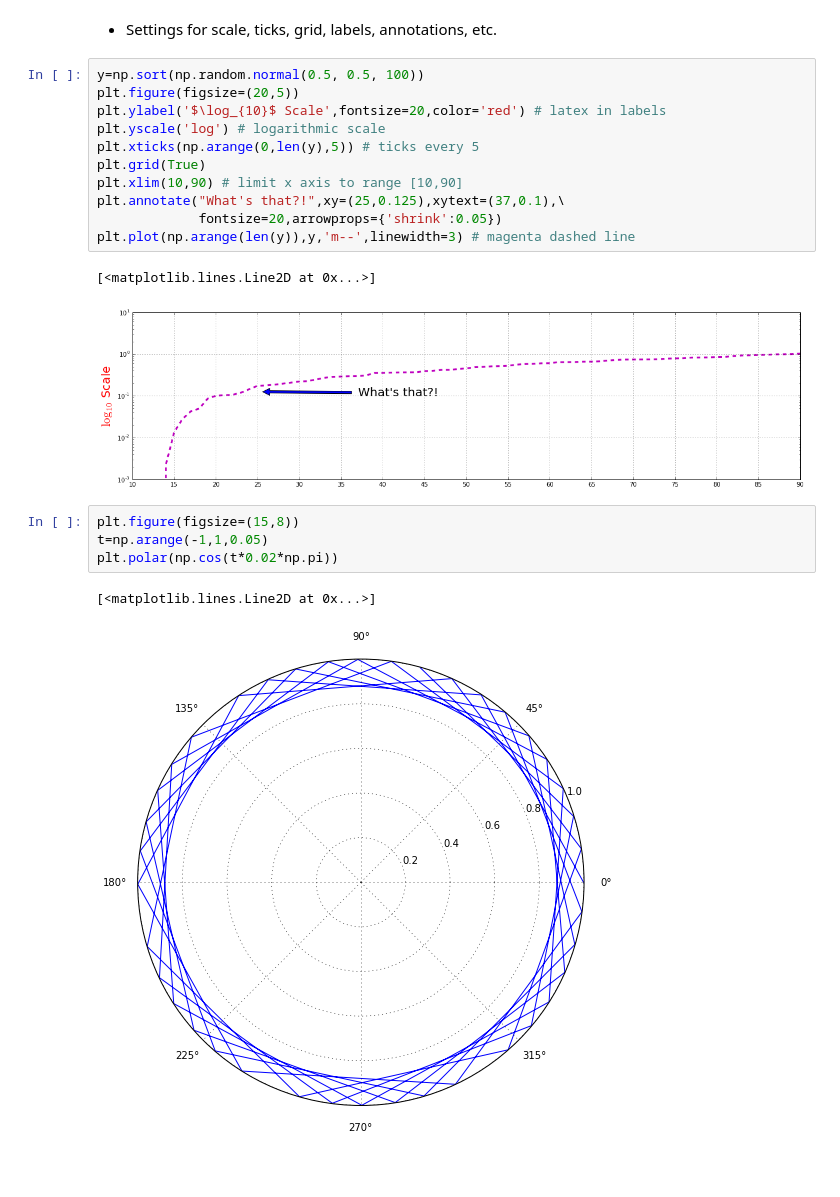
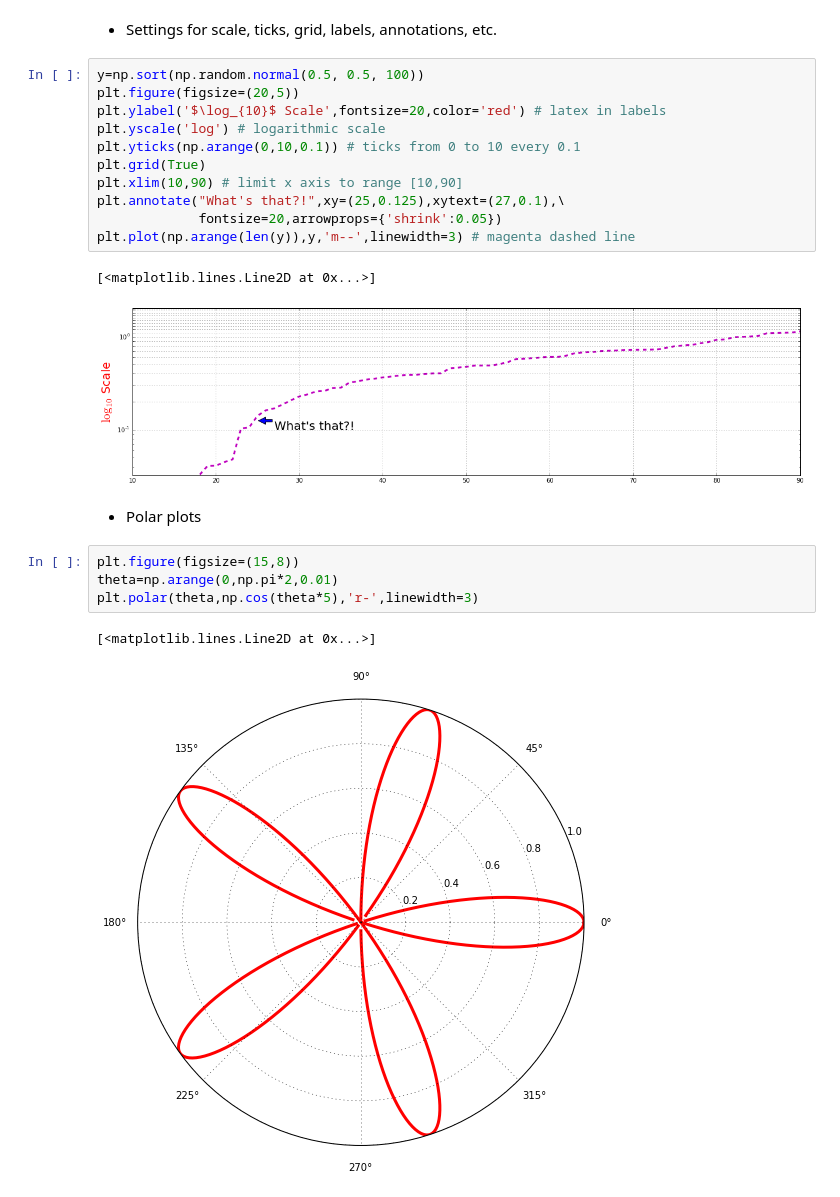
Before and after one commit to ericspod/Python-Talk, a Jupyter notebook: Presentation.ipynb, the cells around one changed output. Saved outputs shown, nothing was run; the diff lists cells and outputs as text; blank space fills up the shorter version.

```diff
--- a/Presentation.ipynb
+++ b/Presentation.ipynb
@@ -1091,19 +1102,21 @@ y=np.sort(np.random.normal(0.5, 0.5, 100))
 plt.figure(figsize=(20,5))
 plt.ylabel('$\log_{10}$ Scale',fontsize=20,color='red') # latex in labels
 plt.yscale('log') # logarithmic scale
-plt.xticks(np.arange(0,len(y),5)) # ticks every 5
+plt.yticks(np.arange(0,10,0.1)) # ticks from 0 to 10 every 0.1
 plt.grid(True)
 plt.xlim(10,90) # limit x axis to range [10,90]
-plt.annotate("What's that?!",xy=(25,0.125),xytext=(37,0.1),\
+plt.annotate("What's that?!",xy=(25,0.125),xytext=(27,0.1),\
              fontsize=20,arrowprops={'shrink':0.05})
 plt.plot(np.arange(len(y)),y,'m--',linewidth=3) # magenta dashed line
 # %% [output]
 [<matplotlib.lines.Line2D at 0x...>]
-[figure, old version]
+[figure, new version]
+# %% [markdown]
+* Polar plots
 # %%
 plt.figure(figsize=(15,8))
-t=np.arange(-1,1,0.05)
-plt.polar(np.cos(t*0.02*np.pi))
+theta=np.arange(0,np.pi*2,0.01)
+plt.polar(theta,np.cos(theta*5),'r-',linewidth=3)
 # %% [output]
 [<matplotlib.lines.Line2D at 0x...>]
-[figure, old version]
+[figure, new version]
```
Also changed, not shown: parts of 9 cells of this notebook.
